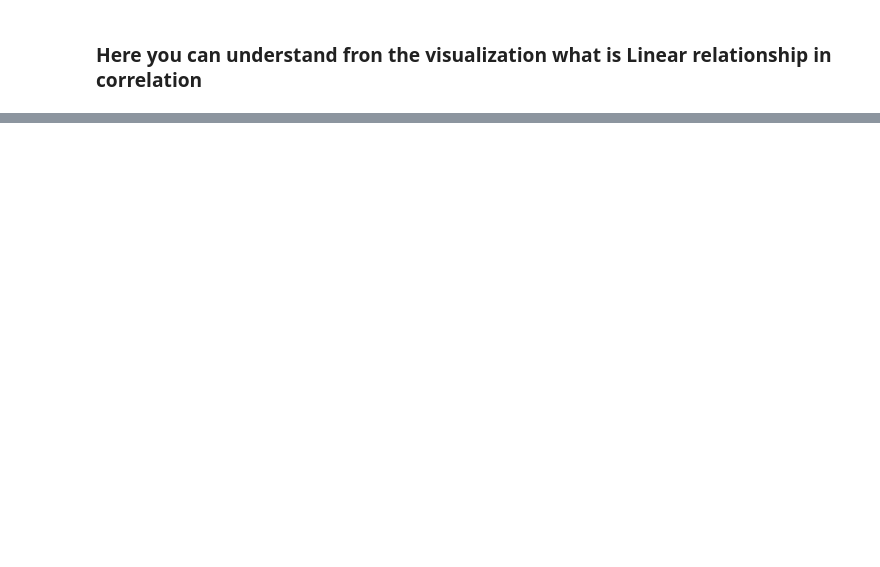
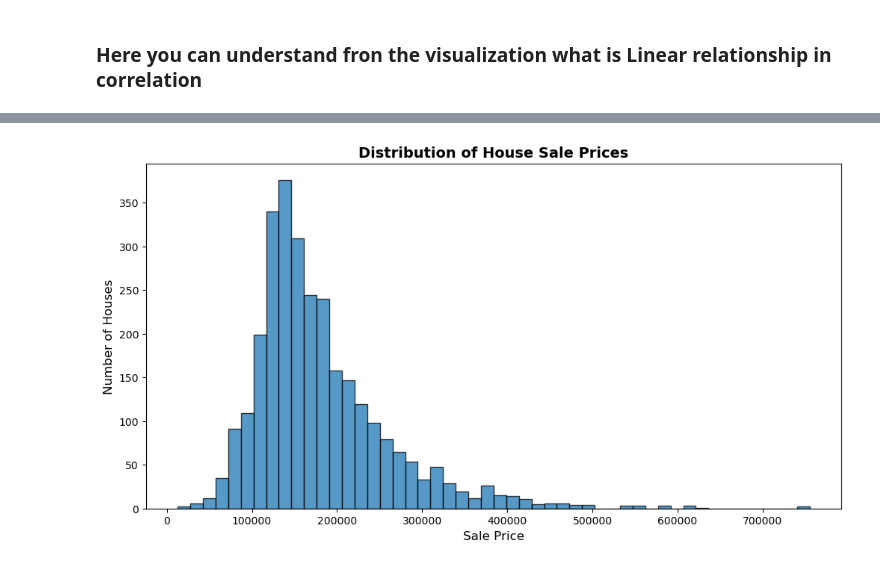
Before and after one commit to ThakurNishant2004/House_price_intelligence_system, a Jupyter notebook: main.ipynb, the cells around one changed output, grey strips where cells are left out. Saved outputs shown, nothing was run; the diff lists cells and outputs as text; code cells hidden in the pictures; blank space fills up the shorter version.

```diff
--- a/main.ipynb
+++ b/main.ipynb
@@ -310,0 +340,12 @@ plt.show()
+# %%
+plt.figure(figsize=(12, 6))
+
+plt.hist(dataset['SalePrice'],bins=50,edgecolor='black',alpha=0.75)
+
+plt.xlabel('Sale Price', fontsize=12)
+plt.ylabel('Number of Houses', fontsize=12)
+plt.title('Distribution of House Sale Prices', fontsize=14, fontweight='bold')
+
+plt.show()
+# %% [output]
+[figure, added]
```
Also changed, not shown: parts of 17 cells of this notebook.
